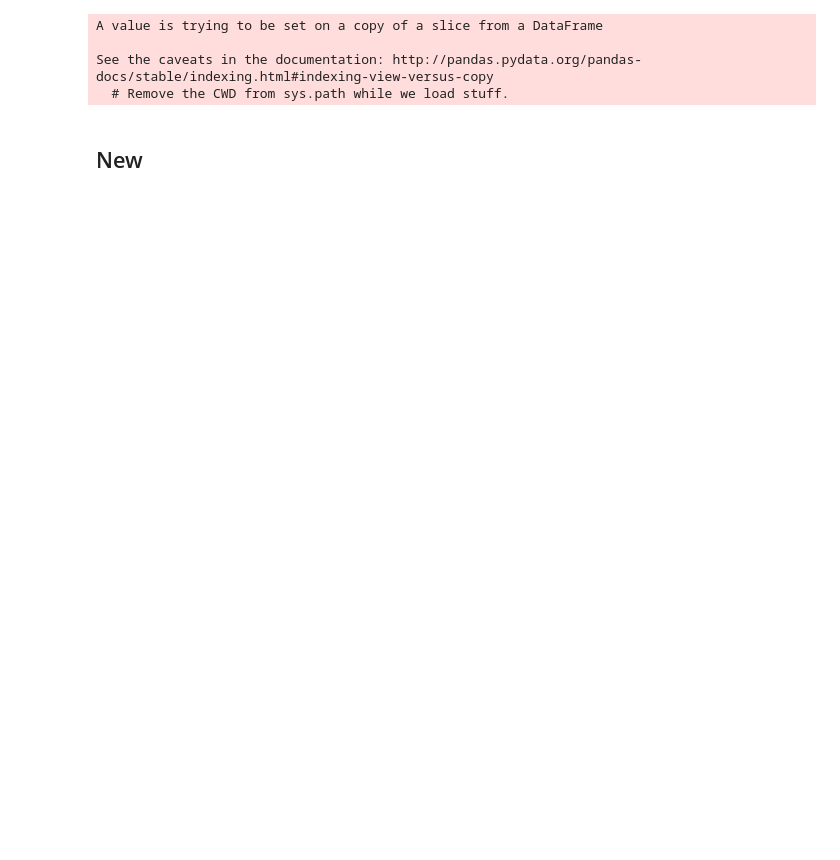
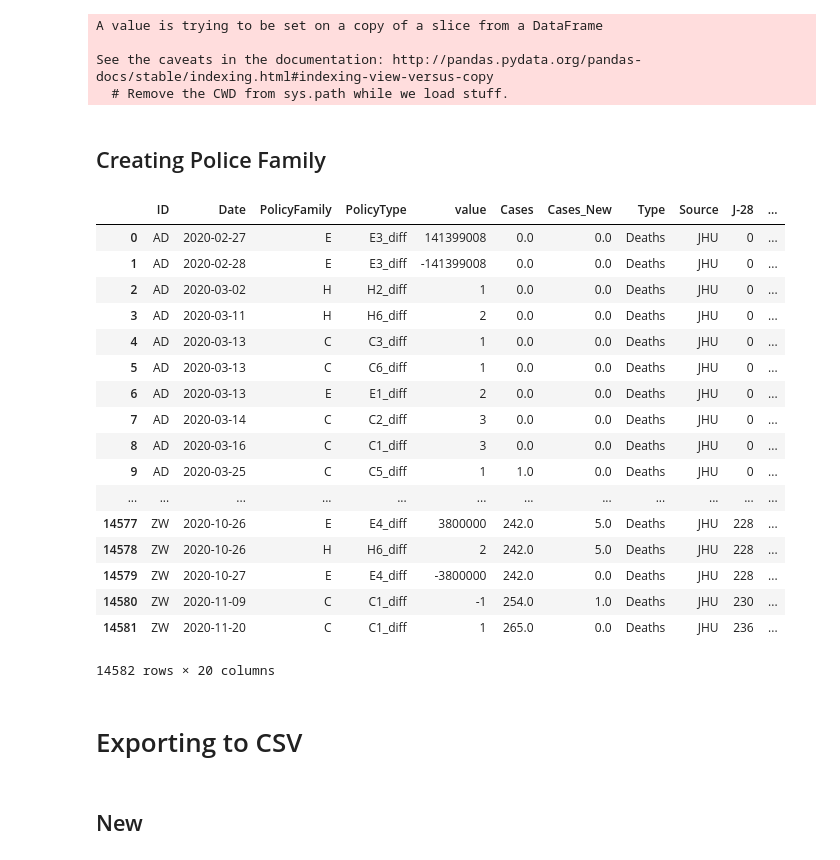
Before and after one commit to TristanBOOK/coronanet, a Jupyter notebook: Notebooks/Laurent_weekend_exploration-v2.ipynb, the cells around one changed output. Drawn from its saved outputs; the diff is of its cells as text; code cells hidden in the pictures; blank space fills up the shorter version.

Commit message:
weekend exploration, managed to create a new policy df

```diff
--- a/Notebooks/Laurent_weekend_exploration-v2.ipynb
+++ b/Notebooks/Laurent_weekend_exploration-v2.ipynb
@@ -411,0 +275,30 @@ merge
+# %% [markdown]
+## Creating Police Family
+# %%
+merge_test = merge.copy()
+merge_test.insert(2,'PolicyFamily','')
+# %%
+merge_test['PolicyFamily']  = merge_test['PolicyType'].astype(str).str[0]
+# %%
+merge_test
+# %% [output]
+|  | ID | Date | PolicyFamily | PolicyType | value | Cases | Cases_New | Type | Source | J-28 | ... |
+| 0 | AD | 2020-02-27 | E | E3_diff | 141399008 | 0.0 | 0.0 | Deaths | JHU | 0 | ... |
+| 1 | AD | 2020-02-28 | E | E3_diff | -141399008 | 0.0 | 0.0 | Deaths | JHU | 0 | ... |
+| 2 | AD | 2020-03-02 | H | H2_diff | 1 | 0.0 | 0.0 | Deaths | JHU | 0 | ... |
+| 3 | AD | 2020-03-11 | H | H6_diff | 2 | 0.0 | 0.0 | Deaths | JHU | 0 | ... |
+| 4 | AD | 2020-03-13 | C | C3_diff | 1 | 0.0 | 0.0 | Deaths | JHU | 0 | ... |
+| 5 | AD | 2020-03-13 | C | C6_diff | 1 | 0.0 | 0.0 | Deaths | JHU | 0 | ... |
+| 6 | AD | 2020-03-13 | E | E1_diff | 2 | 0.0 | 0.0 | Deaths | JHU | 0 | ... |
+| 7 | AD | 2020-03-14 | C | C2_diff | 3 | 0.0 | 0.0 | Deaths | JHU | 0 | ... |
+| 8 | AD | 2020-03-16 | C | C1_diff | 3 | 0.0 | 0.0 | Deaths | JHU | 0 | ... |
+| 9 | AD | 2020-03-25 | C | C5_diff | 1 | 1.0 | 0.0 | Deaths | JHU | 0 | ... |
+| ... | ... | ... | ... | ... | ... | ... | ... | ... | ... | ... | ... |
+| 14577 | ZW | 2020-10-26 | E | E4_diff | 3800000 | 242.0 | 5.0 | Deaths | JHU | 228 | ... |
+| 14578 | ZW | 2020-10-26 | H | H6_diff | 2 | 242.0 | 5.0 | Deaths | JHU | 228 | ... |
+| 14579 | ZW | 2020-10-27 | E | E4_diff | -3800000 | 242.0 | 0.0 | Deaths | JHU | 228 | ... |
+| 14580 | ZW | 2020-11-09 | C | C1_diff | -1 | 254.0 | 1.0 | Deaths | JHU | 230 | ... |
+| 14581 | ZW | 2020-11-20 | C | C1_diff | 1 | 265.0 | 0.0 | Deaths | JHU | 236 | ... |
+14582 rows × 20 columns
+# %% [markdown]
+# Exporting to CSV
@@ -412,3 +307,5 @@ merge
+# %% [markdown]
+## New
 # %%
 def salut(ID, date, jours, Type='Deaths'):
     j14 = merge['Date'][i]+datetime.timedelta(days=j)
@@ -421,5 +318,3 @@ def salut(ID, date, jours, Type='Deaths'):
     if j14 < pd.to_datetime('2020-12-04'):
         tmp = df_cases[(df_cases['ID']==pays) & (df_cases['Type']==Type)]
         return tmp[tmp["Date"] == j14]['Cases']
-# %% [markdown]
-## New
```
Also changed, not shown: parts of 28 cells of this notebook, 3 other files.
